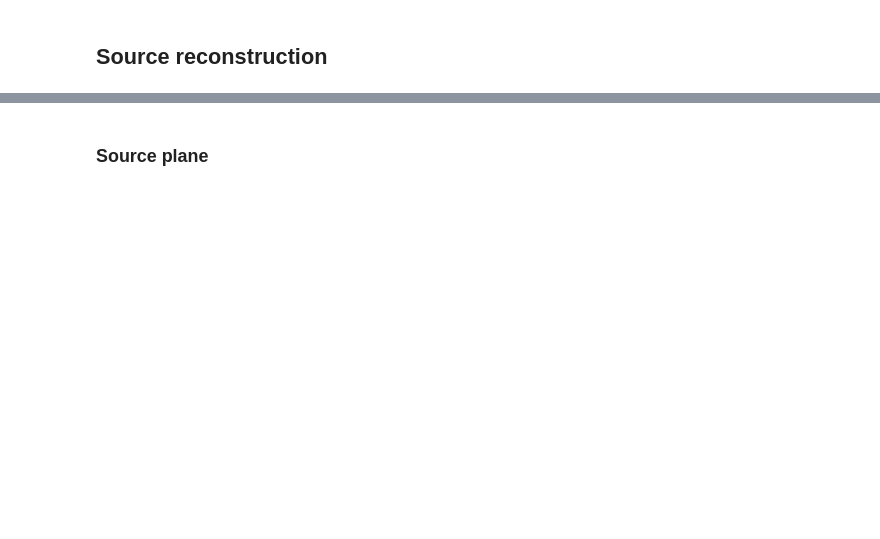
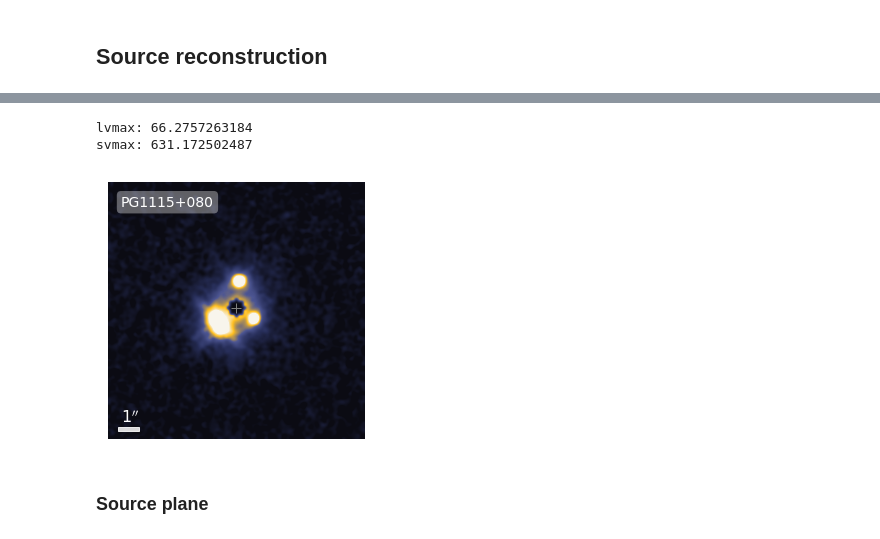
Before and after one commit to phdenzel/delays, a Jupyter notebook: synthgen.ipynb, the cells around one changed output, grey strips where cells are left out. Drawn from its saved outputs; the diff is of its cells as text; code cells hidden in the pictures; blank space fills up the shorter version.

```diff
--- a/synthgen.ipynb
+++ b/synthgen.ipynb
@@ -145,11 +103,0 @@ plt.show()
-# %%
-%script false
-print("Loading files...")
-
-lm_H0 = LensModel(statedir+statefiles[7])
-lm_H0.obj_idx = objidx
-lm.obj_idx = objidx
-
-print("Calculating arrival time grids...")
-arriv = lm_H0.arrival_grid(model_index=-1)    # variable H0
-arriv_fixed = lm.arrival_grid(model_index=-1) # CMB/SNeIa
@@ -330,28 +104,3 @@ plt.show()
-# %%
-#%%script false
-q = np.percentile(rhocrit, [16, 50, 84])
-n, bins, patches = plt.hist(rhocrit, bins=30, density=True, rwidth=0.901)
-cm = plt.cm.get_cmap('phoenix')
-plt.axvline(q[1], color=gcl.pink)
-plt.axvline(q[0], color=gcl.red)
-plt.axvline(q[2], color=gcl.red)
-
-# add gaussian color scheme to pdf
-bin_centers = 0.5 * (bins[:-1] + bins[1:])
-x = np.exp(-(bin_centers - q[1])**2/np.mean(np.diff(q))**2)
-x = x/x.max()
-for c, p in zip(x, patches):
-    plt.setp(p, 'facecolor', cm(c))
-plt.rcParams['mathtext.fontset'] = 'stixsans'
-Hstr = r"$\rho_{{\mathrm{{c}}}}$ = ${:5.1f}^{{{:+4.1f}}}_{{{:+4.1f}}}$"
-plt.text(0.02, 0.85, Hstr.format(q[1], np.diff(q)[1], -np.diff(q)[0]), fontsize=19, color='black', transform=plt.gca().transAxes)
-
-plt.gcf().axes[0].get_yaxis().set_visible(False)
-plt.xlabel(r"$\rho_{\mathrm{c}}$ [GeV/m$^{{3}}$]")
-plt.tight_layout()
-# plt.savefig('results/_H02denshist_{}.pdf'.format(statefile.replace('.state', '')), transparent=True, bbox_inches='tight', pad_inches=0)
-# plt.close()
-plt.show()
 # %% [markdown]
 ## Source reconstruction
 # %%
@@ -437,34 +220,39 @@ print(flat_dij.shape)
 # %%
 plt_kw = dict(origin='lower', cmap='gravic', interpolation='bicubic', vmin=0)
-lvmax = 0.2500 * np.max(dij)      # 0.2500, 0.0075, 0.0075, 0.0750, 0.0750, 0.0100, 0.0100,  0.1000
-svmax = sbf/1  * lvmax            # /4,     /1,     /1,     /16     /sbf    /2      **(-1)   /16
+lvmax = 0.1000 * np.max(dij)      # 0.2500, 0.0075, 0.0075, 0.0750, 0.0750, 0.0100, 0.0100,  0.1000
+svmax = sbf/16  * lvmax            # /4,     /1,     /1,     /16     /sbf    /2      **(-1)   /16
 
 print("lvmax: {}".format(lvmax))
 print("svmax: {}".format(svmax))
+# %% [output]
+lvmax: 66.2757263184
+svmax: 631.172502487
 # %%
-plt.imshow(dij, extent=reconsrc.extent, vmax=lvmax, **plt_kw)
+plt.imshow(np.log10(dij+1), extent=reconsrc.extent, vmax=np.log10(0.2*lvmax+1), **plt_kw)
 # # labels and annotations
 plot_scalebar(R=reconsrc.lensobject.mapr, length=1)
 plot_labelbox(lens, position='top left')
 
 # # force mask
 # m = reconsrc.image_mask()
 # m = reconsrc.mask
 # msk = np.zeros(m.shape + (4,))
 # msk[:, :, 3] = m
 # plt.imshow(msk, origin='lower', extent=lo.extent)
 
 # mask cross
 c = reconsrc.lensobject.roi.buffer.center
 c = (c - reconsrc.lensobject.center.xy) * reconsrc.lensobject.px2arcsec[0]
 plt.plot(*c, marker='+', markersize=10, color='grey')
 
 plt.axis('off')
 plt.gcf().axes[0].get_xaxis().set_visible(False)
 plt.gcf().axes[0].get_yaxis().set_visible(False)
 plt.tight_layout()
 plt.savefig("results/{}_data.pdf".format(lens), transparent=True, bbox_inches='tight', pad_inches=0)
 plt.show()
+# %% [output]
+[figure, added]
 # %% [markdown]
 ### Source plane
 # %%
```
Also changed, not shown: parts of 28 cells of this notebook, 6 other files.
